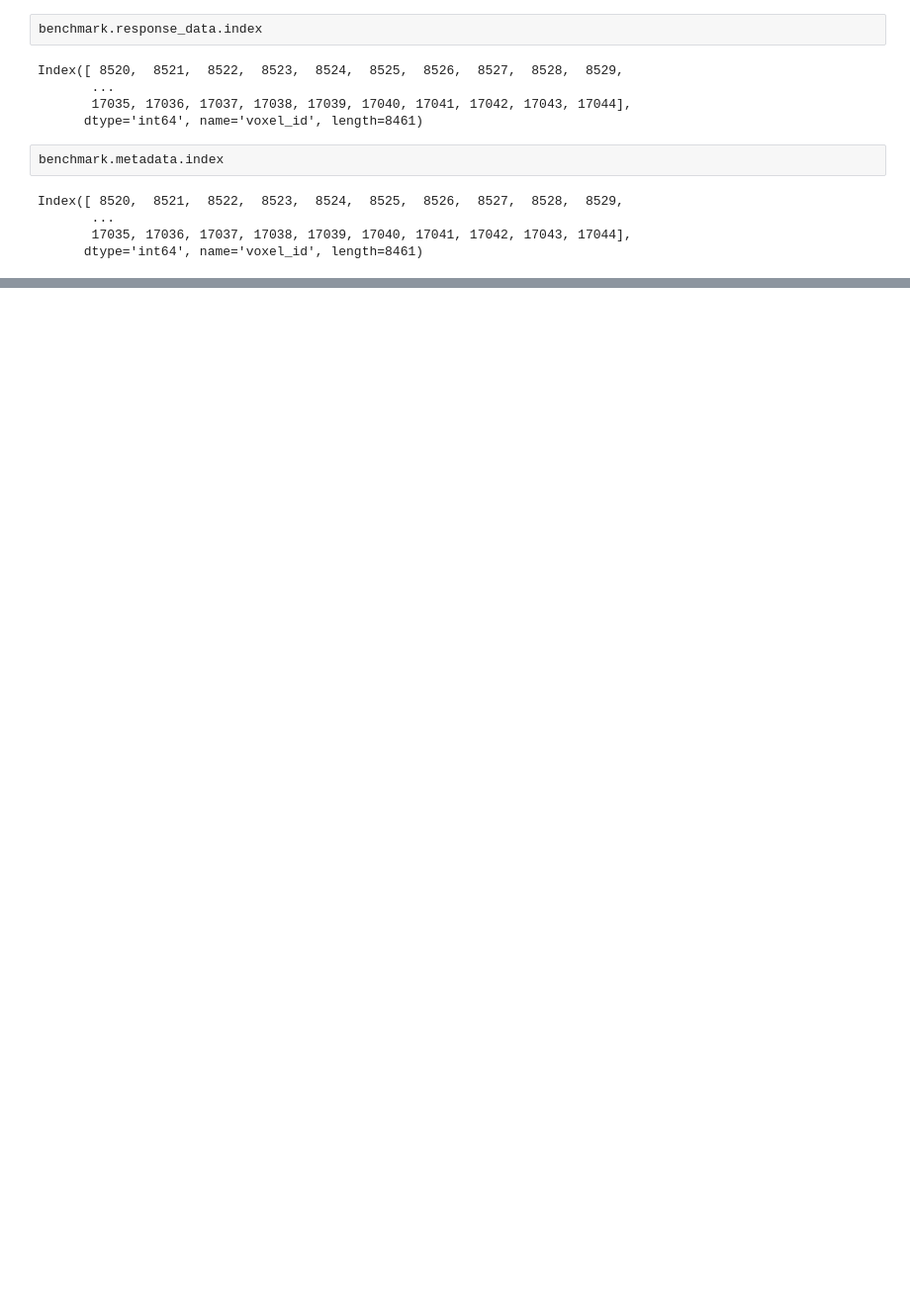
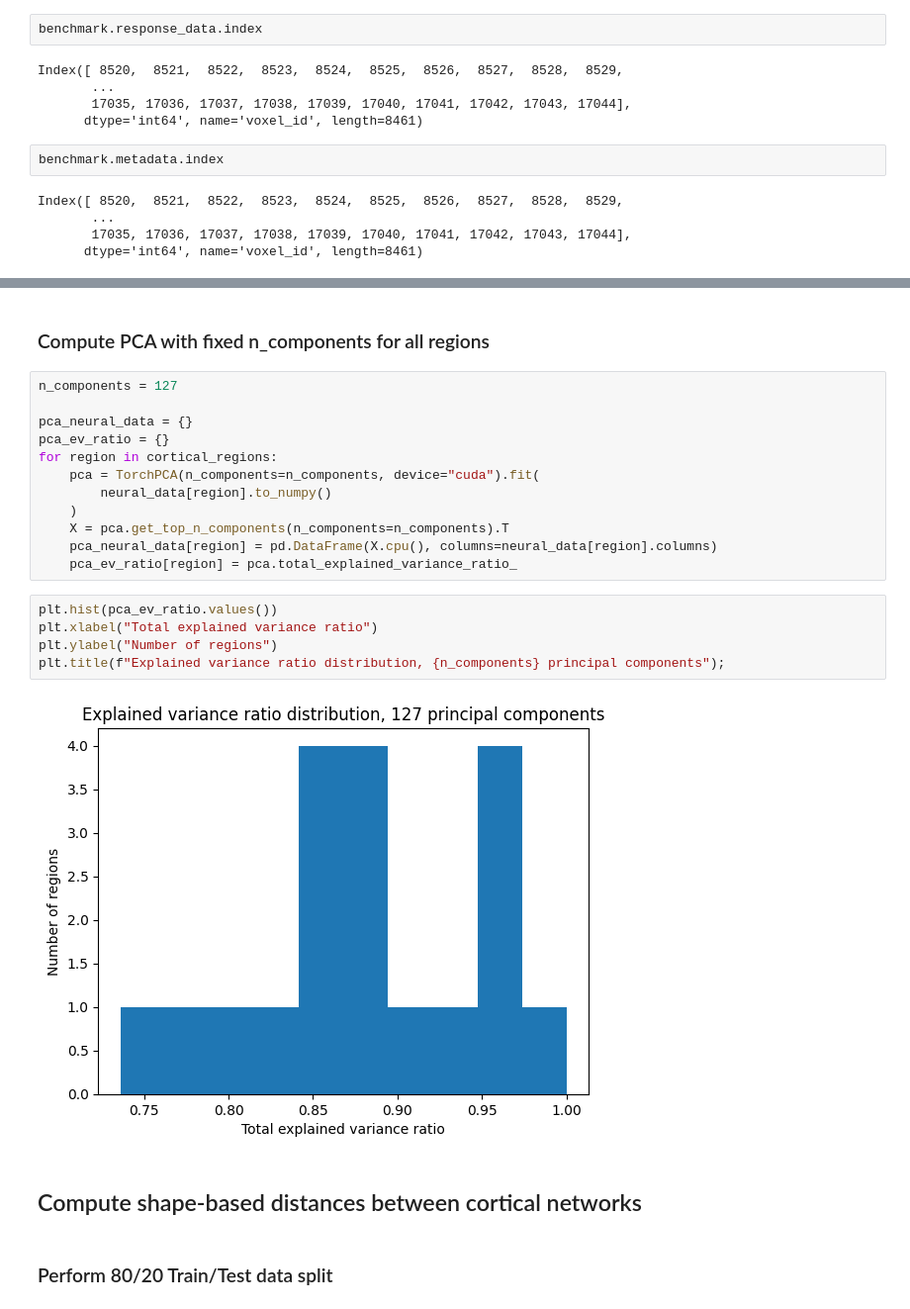
Before and after one commit to franciscoeacosta/DeepNSD, a Jupyter notebook: bmm_project.ipynb, the cells around one changed output, grey strips where cells are left out. Shown: that part at 99% size. Drawn from its saved outputs; the diff is of its cells as text; blank space fills up the shorter version.

```diff
--- a/bmm_project.ipynb
+++ b/bmm_project.ipynb
@@ -219,0 +236,25 @@ plt.show()
+# %% [markdown]
+### Compute PCA with fixed n_components for all regions
+# %%
+n_components = 127
+
+pca_neural_data = {}
+pca_ev_ratio = {}
+for region in cortical_regions:
+    pca = TorchPCA(n_components=n_components, device="cuda").fit(
+        neural_data[region].to_numpy()
+    )
+    X = pca.get_top_n_components(n_components=n_components).T
+    pca_neural_data[region] = pd.DataFrame(X.cpu(), columns=neural_data[region].columns)
+    pca_ev_ratio[region] = pca.total_explained_variance_ratio_
+# %%
+plt.hist(pca_ev_ratio.values())
+plt.xlabel("Total explained variance ratio")
+plt.ylabel("Number of regions")
+plt.title(f"Explained variance ratio distribution, {n_components} principal components");
+# %% [output]
+[figure, added]
+# %% [markdown]
+## Compute shape-based distances between cortical networks
+# %% [markdown]
+### Perform 80/20 Train/Test data split
```
Also changed, not shown: parts of 48 cells of this notebook.
